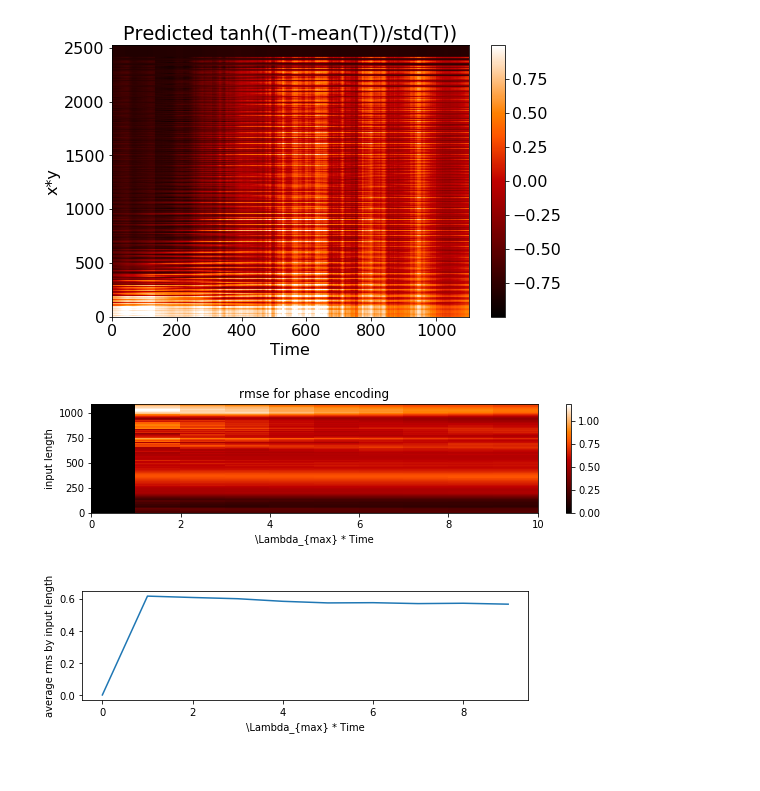
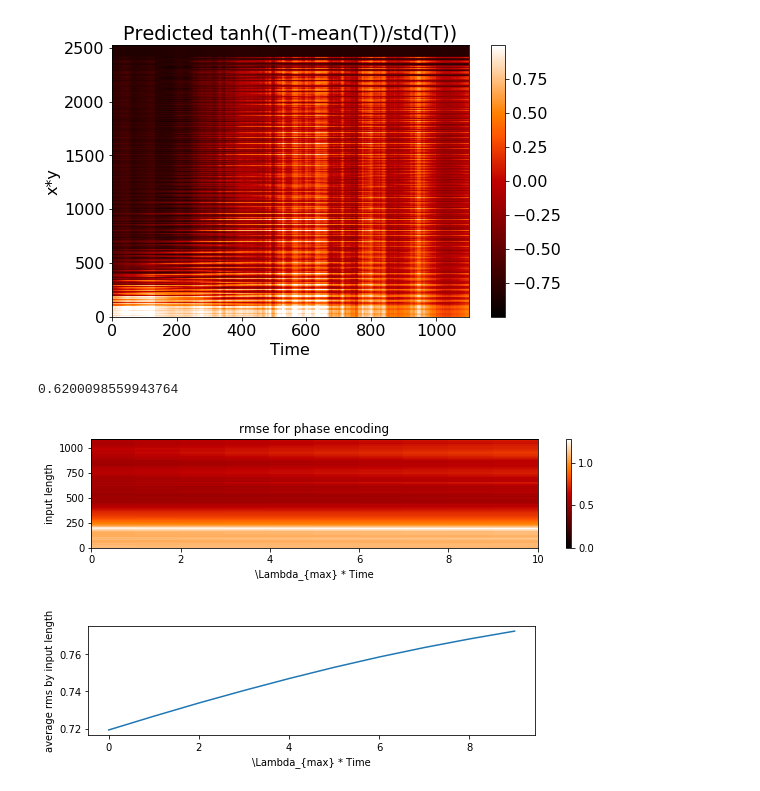
Before and after one commit to jon-dong/reservoir-computing-python, a Jupyter notebook: convection.ipynb, the cells around one changed output. Cells and saved outputs as stored; diff of their text form; code cells hidden in the pictures.

```diff
--- a/convection.ipynb
+++ b/convection.ipynb
@@ -111,0 +134,23 @@ plt.savefig('Train.png', bbox_inches='tight', dpi=400)
+# %%
+x_dim, y_dim, sequence_length = raw_test_data.shape
+pred_output_ = pred_output.reshape(
+    sequence_length-b.forget, b.pred_horizon, x_dim, y_dim)*np.std(raw_test_data) + np.mean(raw_test_data)
+test_data_ = test_data[0, b.forget:].reshape(
+    sequence_length-b.forget, x_dim, y_dim)*np.std(raw_test_data) + np.mean(raw_test_data)
+
+
+t = 3000
+fig, axs = plt.subplots(2, b.pred_horizon, sharey=True,sharex=True, figsize=(20,5))
+
+for i in range(b.pred_horizon):
+    im0 = axs[0, i].pcolormesh(test_data_[t+i+1, :, :], cmap='inferno')
+    plt.ylabel('x')
+    plt.xlabel('y')
+
+for i in range(b.pred_horizon):
+    im1 = axs[1, i].pcolormesh(pred_output_[t, i, :, :], cmap='inferno')
+    plt.ylabel('x')
+    plt.xlabel('y')
+fig.colorbar(im0, ax=axs[0, :].ravel().tolist(), shrink=1)
+fig.colorbar(im1, ax=axs[1, :].ravel().tolist(), shrink=1)
+plt.show
@@ -154,39 +229,48 @@ plt.show
 plt.savefig('Prediction.png', bbox_inches='tight', dpi=400)
 # %% [output]
 [figure]
+# %%
+np.std(true_data)
+# %% [output]
+0.6200098559943764
 # %%
 # prediction RMSE
+
+test_data_ = np.arctanh(test_data)*np.std(raw_data) + np.mean(raw_data)
+pred_output_ = np.arctanh(np.clip(pred_output, 1e-4, 1- 1e-4))*np.std(raw_data) + np.mean(raw_data)
+
+
 total_pred = b.pred_horizon*b.rec_pred_steps
-true_data = T_2D_concat[:, b.forget:, :]
+true_data = test_data_[:, b.forget:, :]
 true_data_std = np.std(true_data) # think about better normalization
-true_data_norm = data_utils.roll_and_concat(true_data, roll_num=b.pred_horizon)[0]/true_data_std
-pred_output_norm = pred_output/true_data_std
-length_input = pred_output.shape[0] - total_pred
+true_data_norm = true_data/true_data_std
+pred_output_norm = pred_output_.reshape((n_sequence, sequence_length-b.forget, b.pred_horizon, spatial_points))/true_data_std
+length_input = pred_output_norm.shape[1] - total_pred
 rmse = np.zeros((length_input, total_pred))
 for n_input in range(1, length_input):
-    for n_pred in range(1, total_pred):
-        d1 = pred_output_norm[n_input, :].reshape(-1, spatial_points)[0:n_pred,:]
-        d2 = true_data_norm[n_input:n_input+n_pred, 0:spatial_points]
+    for n_pred in range(1, total_pred+1):
+        d1 = true_data_norm[:, n_input:n_input+n_pred, :]
+        d2 = pred_output_norm[:, n_input-1, 0:n_pred, :]
 
-        rmse[n_input, n_pred] = np.sqrt(1./(n_pred*(spatial_points+1))*np.sum((d1.flatten() - d2.flatten())**2))
+        rmse[n_input-1, n_pred-1] = np.sqrt(1./(n_pred*spatial_points*n_sequence)*np.sum((d1.flatten() - d2.flatten())**2))
 
 plt.figure(1,figsize=(10,2))
 plt.title('rmse for phase encoding')
 plt.ylabel('input length')
 plt.xlabel('\Lambda_{max} * Time')
 im=plt.pcolormesh(rmse[:,:], cmap='gist_heat')
 plt.colorbar(im)
 plt.show;
 
 plt.figure(2,figsize=(8,2))
 plt.ylabel('average rms by input length')
 plt.xlabel('\Lambda_{max} * Time')
 plt.plot(np.mean(rmse[:,:], axis=0))
 plt.show;
 # np.save('SLM_timesteps_20000.npy', np.sum(rmse[:,1:], axis=0)/length_input)
 # %% [output]
-[figure, old version]
+[figure, new version]
-[figure, old version]
+[figure, new version]
 # %%
 total_pred = b.pred_horizon*b.rec_pred_steps
 n_input = 200 #round(pred_output.shape[0]/2-300)
```
Also changed, not shown: parts of 12 cells of this notebook, 3 other files.
